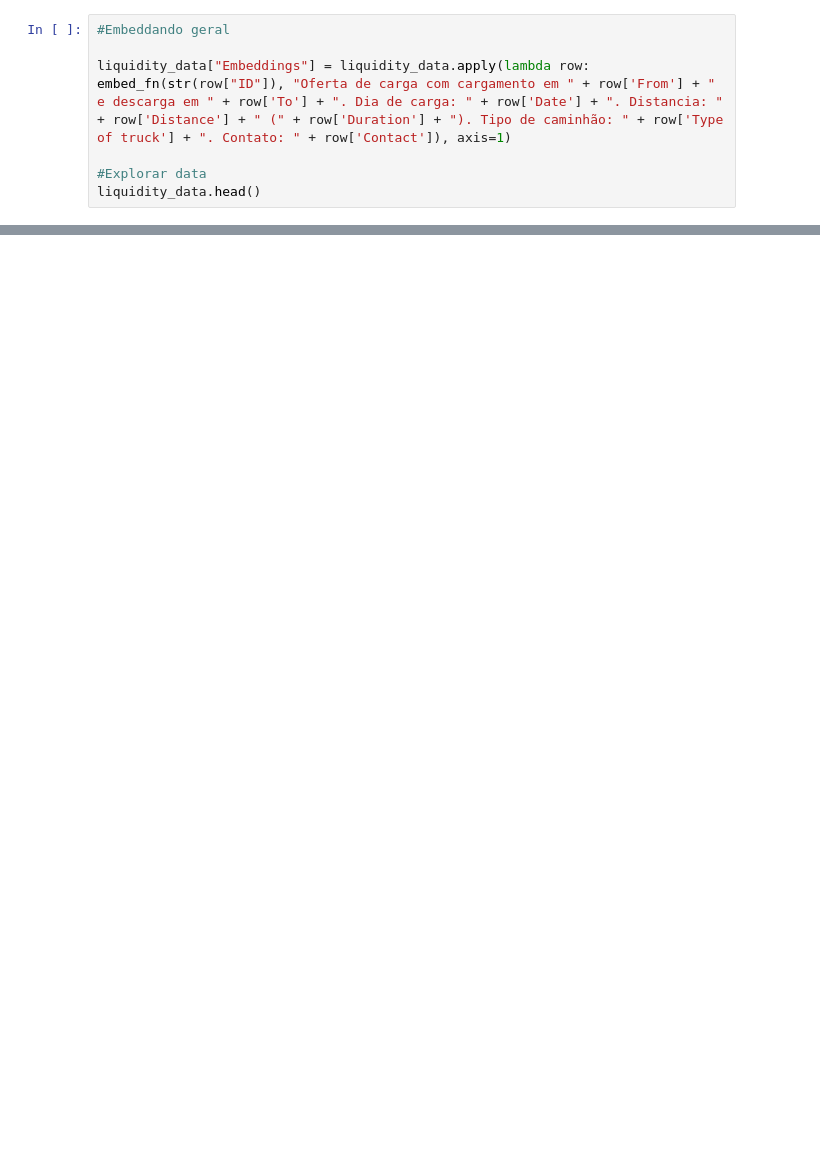
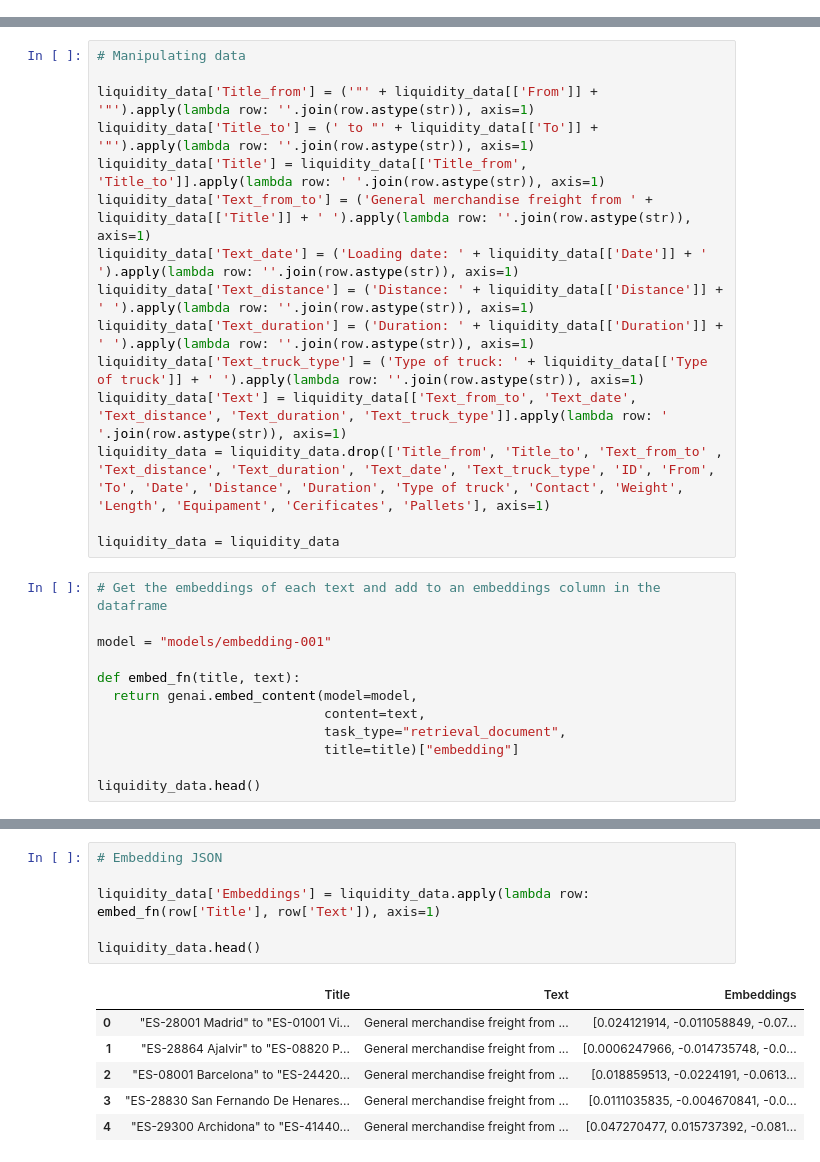
Before and after one commit to oiueei/marketplace_ai, a Jupyter notebook: marketplace_ai.ipynb, the cells around one changed output, grey strips where cells are left out. Saved outputs shown, nothing was run; the diff lists cells and outputs as text; blank space fills up the shorter version.

```diff
--- a/marketplace_ai.ipynb
+++ b/marketplace_ai.ipynb
@@ -71,7 +54,0 @@ Oferta de carga com cargamento em ES-28001 Madrid e descarga em ES-01001 Vitoria
-# %%
-#Embeddando geral
-
-liquidity_data["Embeddings"] = liquidity_data.apply(lambda row: embed_fn(str(row["ID"]), "Oferta de carga com cargamento em " + row['From'] + " e descarga em " + row['To'] + ". Dia de carga: " + row['Date'] + ". Distancia: " + row['Distance'] + " (" + row['Duration'] + "). Tipo de caminhão: " + row['Type of truck'] + ". Contato: " + row['Contact']), axis=1)
-
-#Explorar data
-liquidity_data.head()
@@ -101,0 +55,27 @@ Para esta direção de origem, tem um cargamento com o offer_id: A00001
+# %%
+# Manipulating data
+
+liquidity_data['Title_from'] = ('"' + liquidity_data[['From']] + '"').apply(lambda row: ''.join(row.astype(str)), axis=1)
+liquidity_data['Title_to'] = (' to "' + liquidity_data[['To']] + '"').apply(lambda row: ''.join(row.astype(str)), axis=1)
+liquidity_data['Title'] = liquidity_data[['Title_from', 'Title_to']].apply(lambda row: ' '.join(row.astype(str)), axis=1)
+liquidity_data['Text_from_to'] = ('General merchandise freight from ' + liquidity_data[['Title']] + ' ').apply(lambda row: ''.join(row.astype(str)), axis=1)
+liquidity_data['Text_date'] = ('Loading date: ' + liquidity_data[['Date']] + ' ').apply(lambda row: ''.join(row.astype(str)), axis=1)
+liquidity_data['Text_distance'] = ('Distance: ' + liquidity_data[['Distance']] + ' ').apply(lambda row: ''.join(row.astype(str)), axis=1)
+liquidity_data['Text_duration'] = ('Duration: ' + liquidity_data[['Duration']] + ' ').apply(lambda row: ''.join(row.astype(str)), axis=1)
+liquidity_data['Text_truck_type'] = ('Type of truck: ' + liquidity_data[['Type of truck']] + ' ').apply(lambda row: ''.join(row.astype(str)), axis=1)
+liquidity_data['Text'] = liquidity_data[['Text_from_to', 'Text_date', 'Text_distance', 'Text_duration', 'Text_truck_type']].apply(lambda row: ' '.join(row.astype(str)), axis=1)
+liquidity_data = liquidity_data.drop(['Title_from', 'Title_to', 'Text_from_to' , 'Text_distance', 'Text_duration', 'Text_date', 'Text_truck_type', 'ID', 'From', 'To', 'Date', 'Distance', 'Duration', 'Type of truck', 'Contact', 'Weight', 'Length', 'Equipament', 'Cerificates', 'Pallets'], axis=1)
+
+liquidity_data = liquidity_data
+# %%
+# Get the embeddings of each text and add to an embeddings column in the dataframe
+
+model = "models/embedding-001"
+
+def embed_fn(title, text):
+  return genai.embed_content(model=model,
+                             content=text,
+                             task_type="retrieval_document",
+                             title=title)["embedding"]
+
+liquidity_data.head()
@@ -101,0 +89,13 @@ Para esta direção de origem, tem um cargamento com o offer_id: A00001
+# %%
+# Embedding JSON
+
+liquidity_data['Embeddings'] = liquidity_data.apply(lambda row: embed_fn(row['Title'], row['Text']), axis=1)
+
+liquidity_data.head()
+# %% [output]
+|  | Title | Text | Embeddings |
+| 0 | "ES-28001 Madrid" to "ES-01001 Vi... | General merchandise freight from ... | [0.024121914, -0.011058849, -0.07... |
+| 1 | "ES-28864 Ajalvir" to "ES-08820 P... | General merchandise freight from ... | [0.0006247966, -0.014735748, -0.0... |
+| 2 | "ES-08001 Barcelona" to "ES-24420... | General merchandise freight from ... | [0.018859513, -0.0224191, -0.0613... |
+| 3 | "ES-28830 San Fernando De Henares... | General merchandise freight from ... | [0.0111035835, -0.004670841, -0.0... |
+| 4 | "ES-29300 Archidona" to "ES-41440... | General merchandise freight from ... | [0.047270477, 0.015737392, -0.081... |
```
Also changed, not shown: parts of 18 cells of this notebook, 1 other file.
